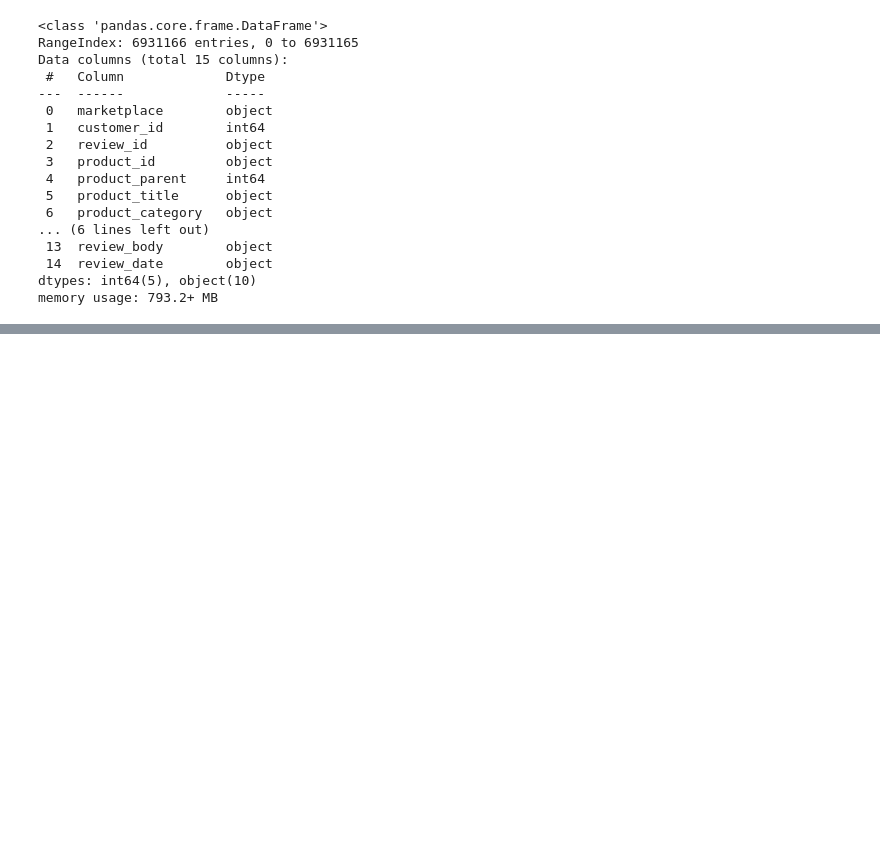
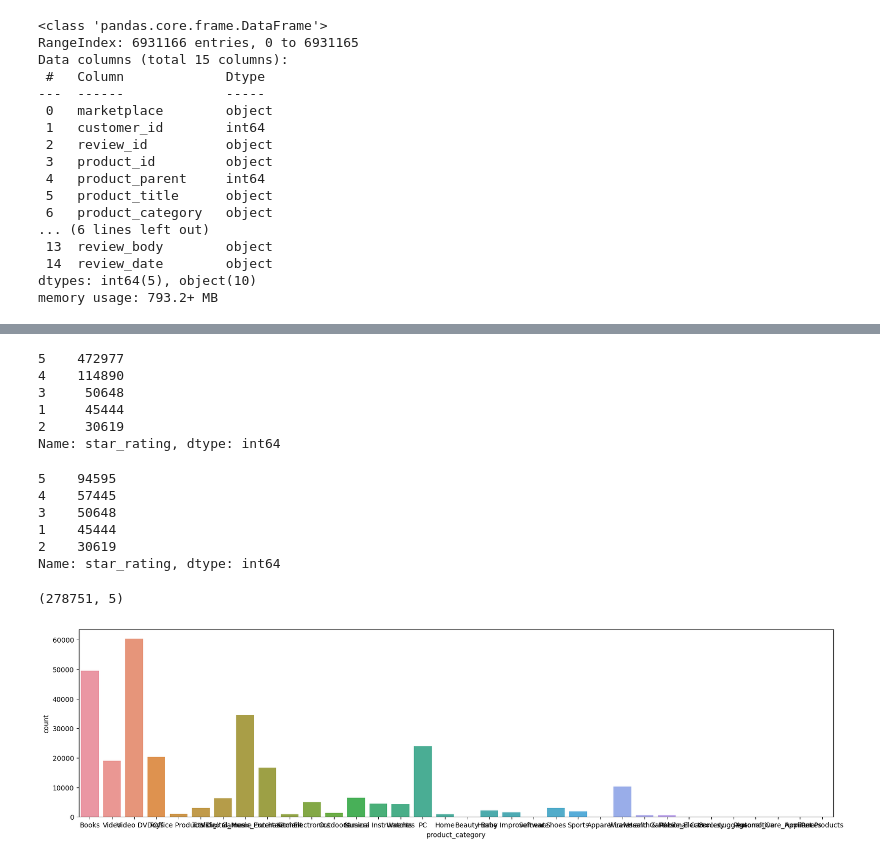
Before and after one commit to Abdel03/Data-Mining-Project, a Jupyter notebook: Sentiment analysts Project.ipynb, the cells around one changed output, grey strips where cells are left out. Drawn from its saved outputs; the diff is of its cells as text; code cells hidden in the pictures; blank space fills up the shorter version.

```diff
--- a/Sentiment analysts Project.ipynb
+++ b/Sentiment analysts Project.ipynb
@@ -98,0 +229,15 @@ dtype: int64
+# %%
+drop_categories = ['Mobile_Apps', 'Digital_Video_Download','Music', 'Digital_Ebook_Purchase']
+mask_categories = ~df['product_category'].isin(drop_categories)
+df = df[mask_categories]
+# %%
+target_categories = ['Video DVD','Books']
+
+# Create a boolean mask for the target categories
+mask = df['product_category'].isin(target_categories)
+
+# Select 85% of the reviews in the target categories to drop randomly
+drop_indices = df[mask].sample(frac=0.85, random_state=42).index
+
+# Drop the selected rows
+df = df.drop(drop_indices)
@@ -98,0 +265,44 @@ dtype: int64
+# %%
+date_counts = df['star_rating'].value_counts()
+date_counts
+# %% [output]
+5    472977
+4    114890
+3     50648
+1     45444
+2     30619
+Name: star_rating, dtype: int64
+# %%
+mask_5 = df['star_rating'] == 5
+mask_4 = df['star_rating'] == 4
+# Select 80% of the 5-star reviews to drop randomly
+drop_indices_5 = df[mask_5].sample(frac=0.8, random_state=42).index
+
+# Select 50% of the 4-star reviews to drop randomly
+drop_indices_4 = df[mask_4].sample(frac=0.5, random_state=42).index
+
+# Drop the selected rows
+df = df.drop(drop_indices_5)
+
+# Drop the selected rows
+df = df.drop(drop_indices_4)
+# %%
+date_counts = df['star_rating'].value_counts()
+date_counts
+# %% [output]
+5    94595
+4    57445
+3    50648
+1    45444
+2    30619
+Name: star_rating, dtype: int64
+# %%
+df.shape
+# %% [output]
+(278751, 5)
+# %%
+plt.figure(figsize=(20, 5))
+sns.countplot(df['product_category'])
+plt.show()
+# %% [output]
+[figure, added]
```
Also changed, not shown: parts of 53 cells of this notebook.
